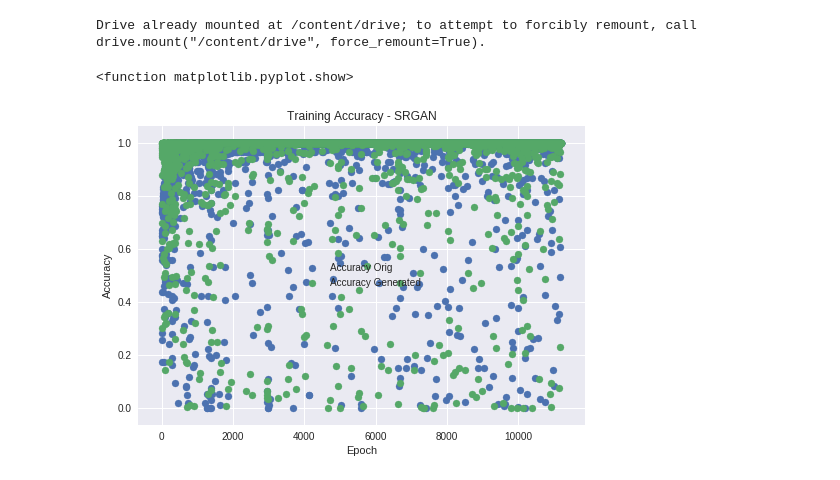
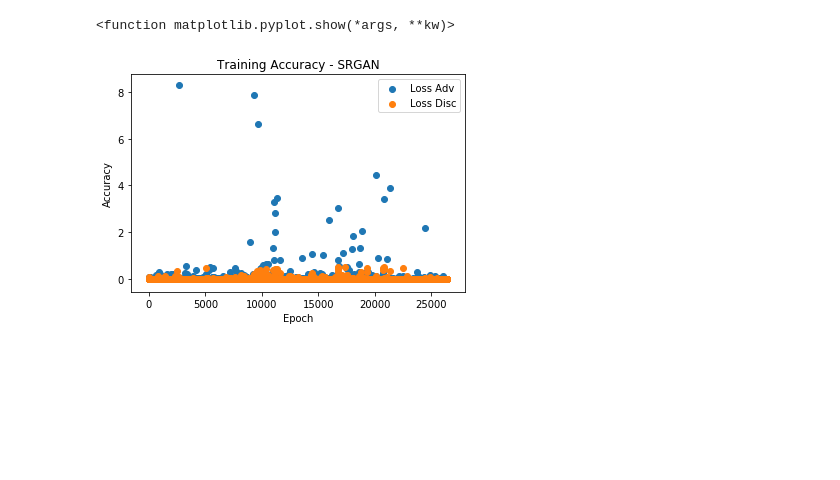
Before and after one commit to mihirsathe/DenseGAN-SuperResolution, a Jupyter notebook: DenseSRGAN/visualize_loss.ipynb, the cells around one changed output. Drawn from its saved outputs; the diff is of its cells as text; code cells hidden in the pictures; blank space fills up the shorter version.

```diff
--- a/DenseSRGAN/visualize_loss.ipynb
+++ b/DenseSRGAN/visualize_loss.ipynb
@@ -2,30 +2,31 @@
 import numpy as np
 import pandas as pd
 import matplotlib.pyplot as plt
-from google.colab import drive
-drive.mount('/content/drive')
+#from google.colab import drive
+#drive.mount('/content/drive')
 
 #dir_pfx = '/content/drive/'
 #data_dir = '../data/Vehicules1024/'
 
-dir_pfx = '/content/drive/Team Drives/ECE285_Project/code/prototype/DenseSRGAN/'
-data_dir = dir_pfx + '../data/Vehicules1024/'
+#dir_pfx = '/content/drive/Team Drives/ECE285_Project/code/prototype/DenseSRGAN/'
+#data_dir = dir_pfx + '../data/Vehicules1024/'
+
+dir_pfx = './'
+data_dir = dir_pfx + 'loss_logging/'
-# %% [output]
-Drive already mounted at /content/drive; to attempt to forcibly remount, call drive.mount("/content/drive", force_remount=True).
 # %%
-loss_log_file = dir_pfx + 'loss_log.npy'
+loss_log_file = data_dir + 'loss_log.npy'
 loss_log = np.load(loss_log_file)
 cols = ['epoch','batch_idx','loss_hr','acc_hr','loss_gen','acc_gen','loss_adv','acc_adv']
 loss_df = pd.DataFrame(loss_log,columns=cols)
 
 plt.figure
-plt.scatter(range(len(loss_df.acc_hr)), loss_df.acc_hr)
-plt.scatter(range(len(loss_df.acc_gen)), loss_df.acc_gen)
+plt.scatter(range(len(loss_df.acc_hr)), loss_df.loss_adv)
+plt.scatter(range(len(loss_df.acc_gen)), 0.5*(loss_df.loss_hr + loss_df.loss_gen))
 plt.title('Training Accuracy - SRGAN')
 plt.xlabel('Epoch')
 plt.ylabel('Accuracy')
-plt.legend(['Accuracy Orig','Accuracy Generated'])
+plt.legend(['Loss Adv','Loss Disc'])
 plt.show
 # %% [output]
-<function matplotlib.pyplot.show>
+<function matplotlib.pyplot.show(*args, **kw)>
-[figure, old version]
+[figure, new version]
```
Also changed, not shown: 3 other files.
